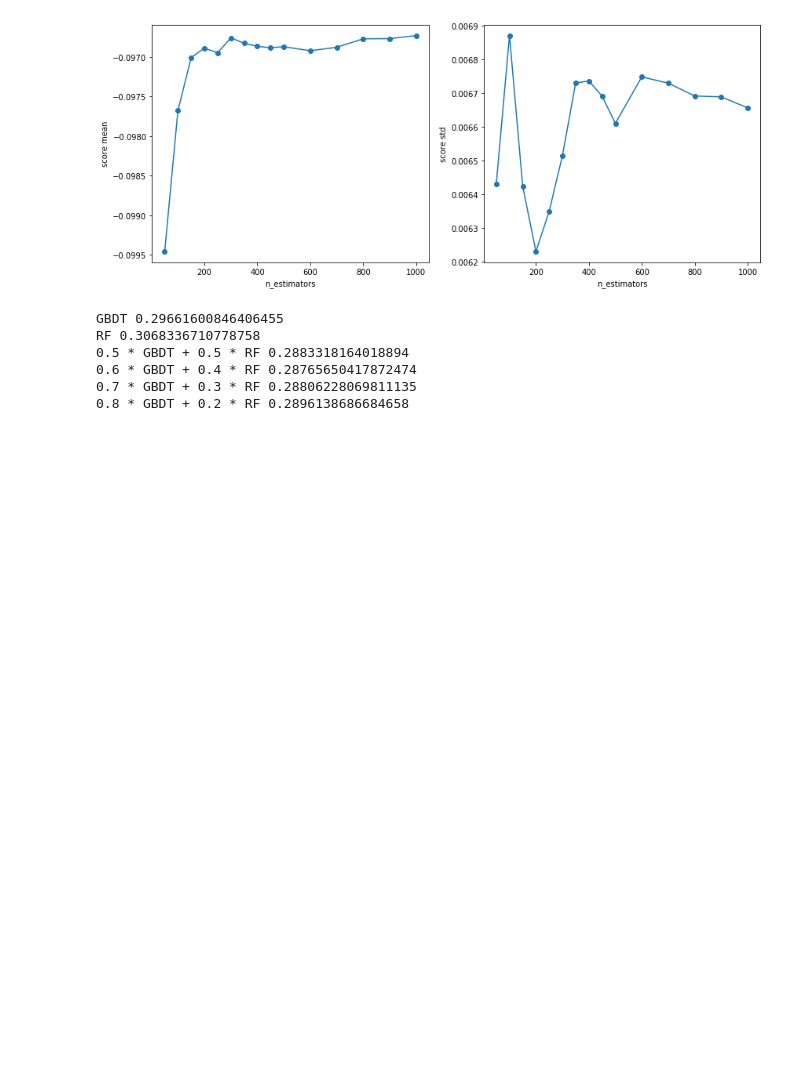
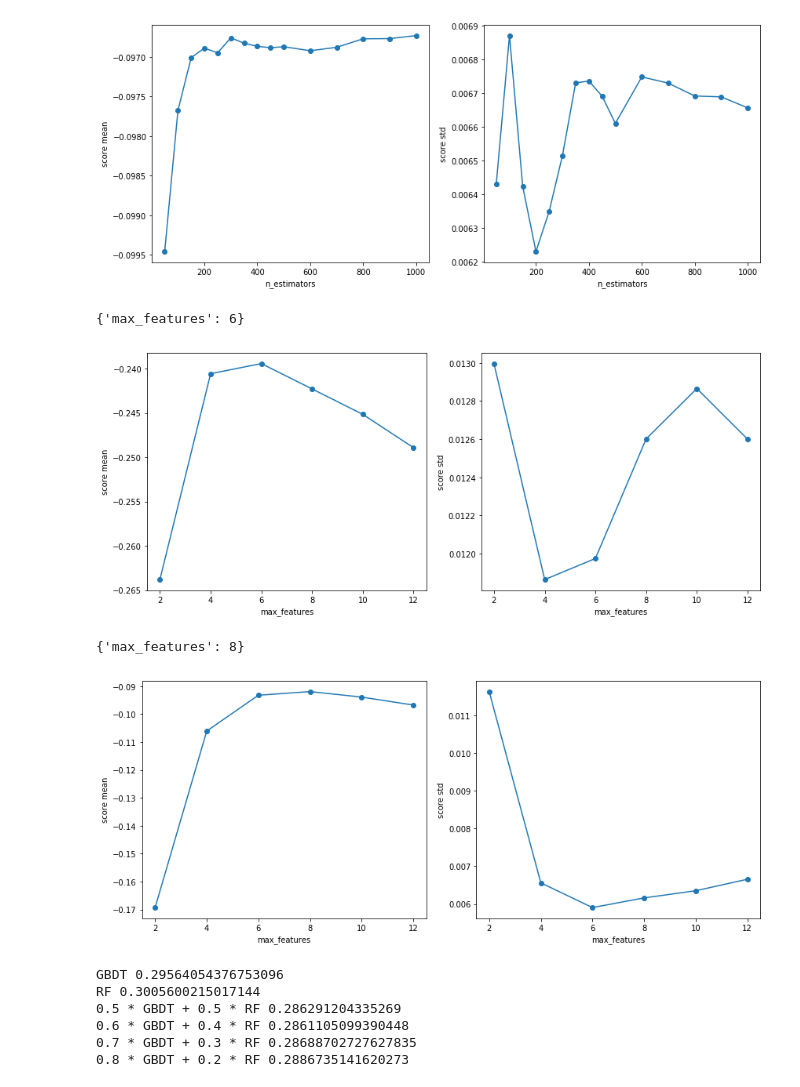
Before and after one commit to qinhanmin2014/kaggle-bike-sharing-demand, a Jupyter notebook: GBDT_RF.ipynb, the cells around one changed output. Drawn from its saved outputs; the diff is of its cells as text; code cells hidden in the pictures; blank space fills up the shorter version.

```diff
--- a/GBDT_RF.ipynb
+++ b/GBDT_RF.ipynb
@@ -217,5 +238,26 @@ plot_cv(param, bestreg, "n_estimators")
 [figure]
 {'n_estimators': 1000}
 [figure]
+# %%
+# RandomForestRegressor
+# tune max_features
+reg = RandomForestRegressor(n_estimators=1000, random_state=0, n_jobs=-1)
+param = {"max_features": [2, 4, 6, 8, 10, 12]}
+bestreg = GridSearchCV(reg, param, cv=kf.split(train, year_month), scoring='neg_mean_squared_error')
+bestreg.fit(train[features], train['casual_log'])
+print(bestreg.best_params_)
+plot_cv(param, bestreg, "max_features")
+
+reg = RandomForestRegressor(n_estimators=1000, random_state=0, n_jobs=-1)
+param = {"max_features": [2, 4, 6, 8, 10, 12]}
+bestreg = GridSearchCV(reg, param, cv=kf.split(train, year_month), scoring='neg_mean_squared_error')
+bestreg.fit(train[features], train['registered_log'])
+print(bestreg.best_params_)
+plot_cv(param, bestreg, "max_features")
+# %% [output]
+{'max_features': 6}
+[figure, added]
+{'max_features': 8}
+[figure, added]
 # %%
 # put the two models together
@@ -246,7 +288,7 @@ for train_ind, test_ind in kf.split(train, year_month):
     features = ['season', 'holiday', 'workingday', 'weather',
                 'temp', 'atemp', 'humidity', 'windspeed',
                 'year', 'hour', 'dayofweek', 'hour_workingday_casual']
-    reg = GradientBoostingRegressor(n_estimators=1000, random_state=0)
+    reg = GradientBoostingRegressor(n_estimators=1000, min_samples_leaf=3, random_state=0)
     reg.fit(cur_train[features], cur_train['casual_log'])
     pred_casual = reg.predict(cur_test[features])
     pred_casual = np.exp(pred_casual) - 1
@@ -254,7 +296,7 @@ for train_ind, test_ind in kf.split(train, year_month):
     features = ['season', 'holiday', 'workingday', 'weather',
                 'temp', 'atemp', 'humidity', 'windspeed',
                 'year', 'hour', 'dayofweek', 'hour_workingday_registered']
-    reg = GradientBoostingRegressor(n_estimators=1000, random_state=0)
+    reg = GradientBoostingRegressor(n_estimators=1000, min_samples_leaf=9, random_state=0)
     reg.fit(cur_train[features], cur_train['registered_log'])
     pred_registered = reg.predict(cur_test[features])
     pred_registered = np.exp(pred_registered) - 1
@@ -265,7 +307,7 @@ for train_ind, test_ind in kf.split(train, year_month):
     features = ['season', 'holiday', 'workingday', 'weather',
                 'temp', 'atemp', 'humidity', 'windspeed',
                 'year', 'hour', 'dayofweek', 'hour_workingday_casual']
-    reg = RandomForestRegressor(n_estimators=1000, random_state=0, n_jobs=-1)
+    reg = RandomForestRegressor(n_estimators=1000, max_features=6, random_state=0, n_jobs=-1)
     reg.fit(cur_train[features], cur_train['casual_log'])
     pred_casual = reg.predict(cur_test[features])
     pred_casual = np.exp(pred_casual) - 1
@@ -273,7 +315,7 @@ for train_ind, test_ind in kf.split(train, year_month):
     features = ['season', 'holiday', 'workingday', 'weather',
                 'temp', 'atemp', 'humidity', 'windspeed',
                 'year', 'hour', 'dayofweek', 'hour_workingday_registered']
-    reg = RandomForestRegressor(n_estimators=1000, random_state=0, n_jobs=-1)
+    reg = RandomForestRegressor(n_estimators=1000, max_features=8, random_state=0, n_jobs=-1)
     reg.fit(cur_train[features], cur_train['registered_log'])
     pred_registered = reg.predict(cur_test[features])
     pred_registered = np.exp(pred_registered) - 1
@@ -297,9 +339,9 @@ print("0.6 * GBDT + 0.4 * RF", np.mean(results4))
 print("0.7 * GBDT + 0.3 * RF", np.mean(results5))
 print("0.8 * GBDT + 0.2 * RF", np.mean(results6))
 # %% [output]
-GBDT 0.29661600846406455
-RF 0.3068336710778758
-0.5 * GBDT + 0.5 * RF 0.2883318164018894
-0.6 * GBDT + 0.4 * RF 0.28765650417872474
-0.7 * GBDT + 0.3 * RF 0.28806228069811135
-0.8 * GBDT + 0.2 * RF 0.2896138686684658
+GBDT 0.29564054376753096
+RF 0.3005600215017144
+0.5 * GBDT + 0.5 * RF 0.286291204335269
+0.6 * GBDT + 0.4 * RF 0.2861105099390448
+0.7 * GBDT + 0.3 * RF 0.28688702727627835
+0.8 * GBDT + 0.2 * RF 0.2886735141620273
```
Also changed, not shown: parts of 9 cells of this notebook, 7 other files.
